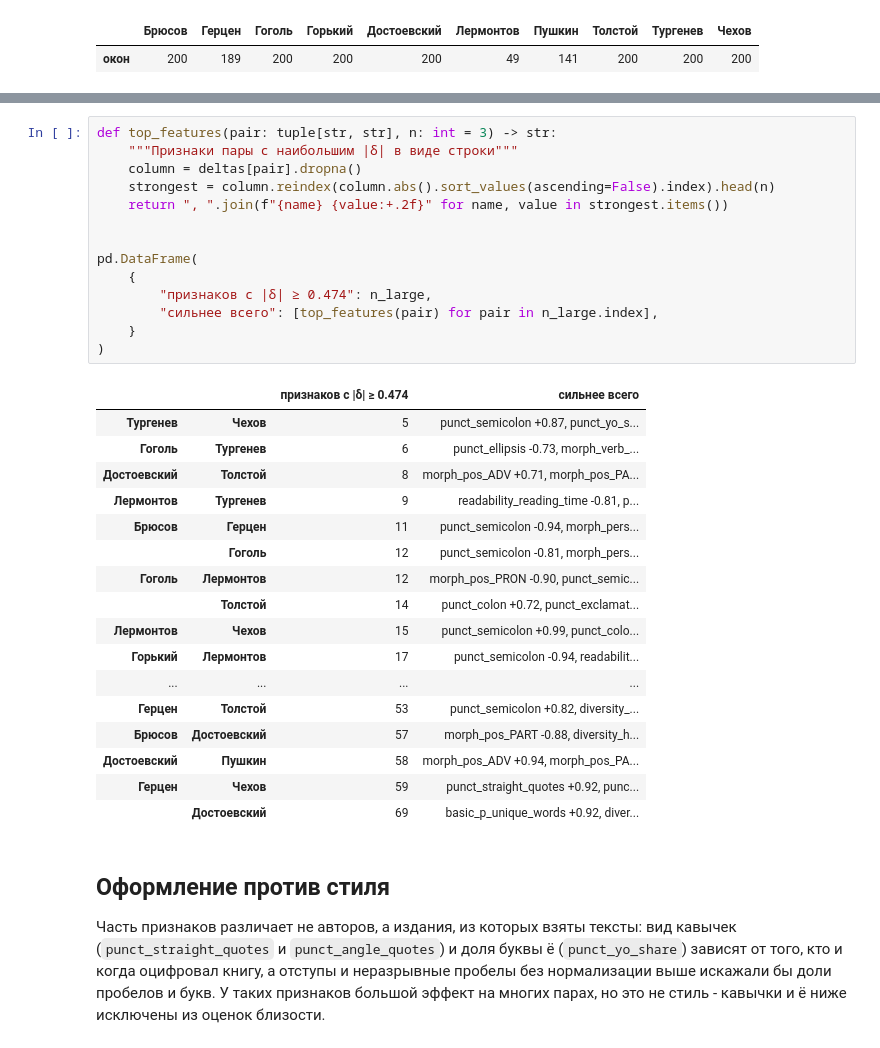
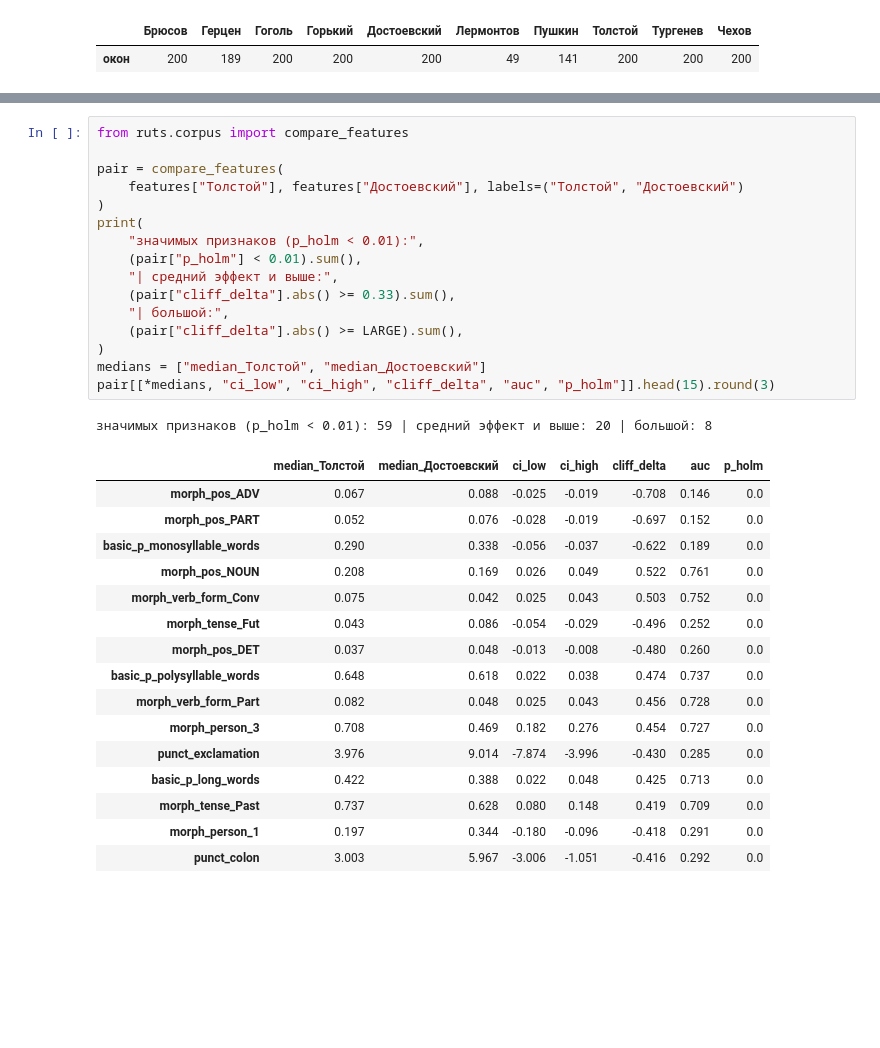
Before and after one commit to SergeyShk/ruTS, a Jupyter notebook: examples/03_prose_authors.ipynb, the cells around one changed output, grey strips where cells are left out. Cells and saved outputs as stored; diff of their text form; blank space fills up the shorter version.

```diff
--- a/examples/03_prose_authors.ipynb
+++ b/examples/03_prose_authors.ipynb
@@ -148,36 +160,34 @@ print("самые далёкие пары:", n_large.tail(5).to_dict())
 # %%
-def top_features(pair: tuple[str, str], n: int = 3) -> str:
-    """Признаки пары с наибольшим |δ| в виде строки"""
-    column = deltas[pair].dropna()
-    strongest = column.reindex(column.abs().sort_values(ascending=False).index).head(n)
-    return ", ".join(f"{name} {value:+.2f}" for name, value in strongest.items())
+from ruts.corpus import compare_features
 
-
-pd.DataFrame(
-    {
-        "признаков с |δ| ≥ 0.474": n_large,
-        "сильнее всего": [top_features(pair) for pair in n_large.index],
-    }
+pair = compare_features(
+    features["Толстой"], features["Достоевский"], labels=("Толстой", "Достоевский")
 )
+print(
+    "значимых признаков (p_holm < 0.01):",
+    (pair["p_holm"] < 0.01).sum(),
+    "| средний эффект и выше:",
+    (pair["cliff_delta"].abs() >= 0.33).sum(),
+    "| большой:",
+    (pair["cliff_delta"].abs() >= LARGE).sum(),
+)
+medians = ["median_Толстой", "median_Достоевский"]
+pair[[*medians, "ci_low", "ci_high", "cliff_delta", "auc", "p_holm"]].head(15).round(3)
 # %% [output]
+значимых признаков (p_holm < 0.01): 59 | средний эффект и выше: 20 | большой: 8
-|  |  | признаков с |δ| ≥ 0.474 | сильнее всего |
-| Тургенев | Чехов | 5 | punct_semicolon +0.87, punct_yo_s... |
-| Гоголь | Тургенев | 6 | punct_ellipsis -0.73, morph_verb_... |
-| Достоевский | Толстой | 8 | morph_pos_ADV +0.71, morph_pos_PA... |
-| Лермонтов | Тургенев | 9 | readability_reading_time -0.81, p... |
-| Брюсов | Герцен | 11 | punct_semicolon -0.94, morph_pers... |
-|  | Гоголь | 12 | punct_semicolon -0.81, morph_pers... |
-| Гоголь | Лермонтов | 12 | morph_pos_PRON -0.90, punct_semic... |
-|  | Толстой | 14 | punct_colon +0.72, punct_exclamat... |
-| Лермонтов | Чехов | 15 | punct_semicolon +0.99, punct_colo... |
-| Горький | Лермонтов | 17 | punct_semicolon -0.94, readabilit... |
-| ... | ... | ... | ... |
-| Герцен | Толстой | 53 | punct_semicolon +0.82, diversity_... |
-| Брюсов | Достоевский | 57 | morph_pos_PART -0.88, diversity_h... |
-| Достоевский | Пушкин | 58 | morph_pos_ADV +0.94, morph_pos_PA... |
-| Герцен | Чехов | 59 | punct_straight_quotes +0.92, punc... |
-|  | Достоевский | 69 | basic_p_unique_words +0.92, diver... |
+|  | median_Толстой | median_Достоевский | ci_low | ci_high | cliff_delta | auc | p_holm |
+| morph_pos_ADV | 0.067 | 0.088 | -0.025 | -0.019 | -0.708 | 0.146 | 0.0 |
+| morph_pos_PART | 0.052 | 0.076 | -0.028 | -0.019 | -0.697 | 0.152 | 0.0 |
+| basic_p_monosyllable_words | 0.290 | 0.338 | -0.056 | -0.037 | -0.622 | 0.189 | 0.0 |
+| morph_pos_NOUN | 0.208 | 0.169 | 0.026 | 0.049 | 0.522 | 0.761 | 0.0 |
+| morph_verb_form_Conv | 0.075 | 0.042 | 0.025 | 0.043 | 0.503 | 0.752 | 0.0 |
+| morph_tense_Fut | 0.043 | 0.086 | -0.054 | -0.029 | -0.496 | 0.252 | 0.0 |
+| morph_pos_DET | 0.037 | 0.048 | -0.013 | -0.008 | -0.480 | 0.260 | 0.0 |
+| basic_p_polysyllable_words | 0.648 | 0.618 | 0.022 | 0.038 | 0.474 | 0.737 | 0.0 |
+| morph_verb_form_Part | 0.082 | 0.048 | 0.025 | 0.043 | 0.456 | 0.728 | 0.0 |
+| morph_person_3 | 0.708 | 0.469 | 0.182 | 0.276 | 0.454 | 0.727 | 0.0 |
+| punct_exclamation | 3.976 | 9.014 | -7.874 | -3.996 | -0.430 | 0.285 | 0.0 |
+| basic_p_long_words | 0.422 | 0.388 | 0.022 | 0.048 | 0.425 | 0.713 | 0.0 |
+| morph_tense_Past | 0.737 | 0.628 | 0.080 | 0.148 | 0.419 | 0.709 | 0.0 |
+| morph_person_1 | 0.197 | 0.344 | -0.180 | -0.096 | -0.418 | 0.291 | 0.0 |
+| punct_colon | 3.003 | 5.967 | -3.006 | -1.051 | -0.416 | 0.292 | 0.0 |
-# %% [markdown]
-## Оформление против стиля
-
-Часть признаков различает не авторов, а издания, из которых взяты тексты: вид кавычек (`punct_straight_quotes` и `punct_angle_quotes`) и доля буквы ё (`punct_yo_share`) зависят от того, кто и когда оцифровал книгу, а отступы и неразрывные пробелы без нормализации выше искажали бы доли пробелов и букв. У таких признаков большой эффект на многих парах, но это не стиль - кавычки и ё ниже исключены из оценок близости.
```
Also changed, not shown: parts of 26 cells of this notebook, 2 other files.
